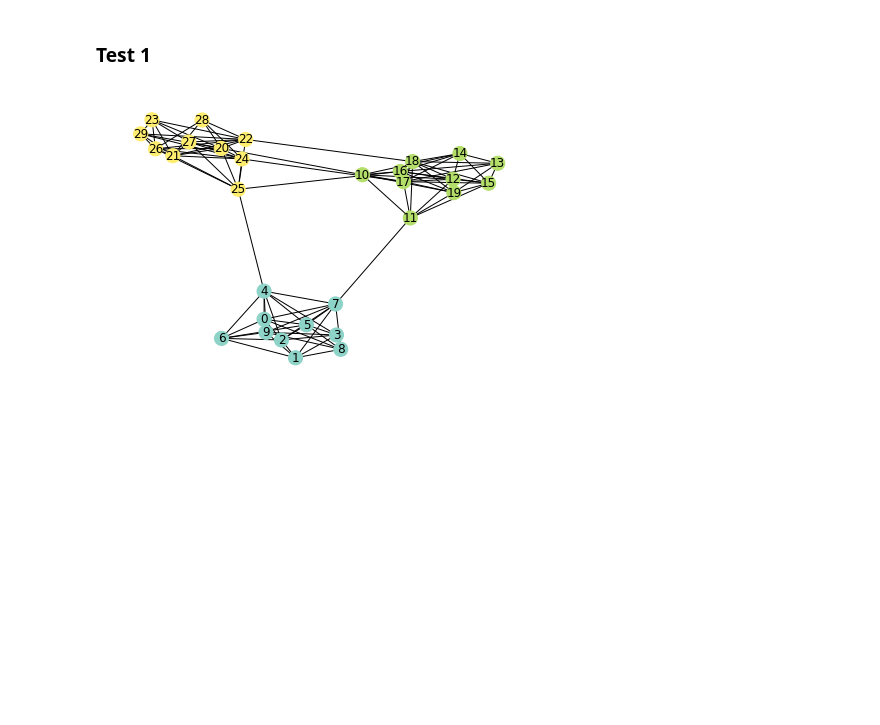
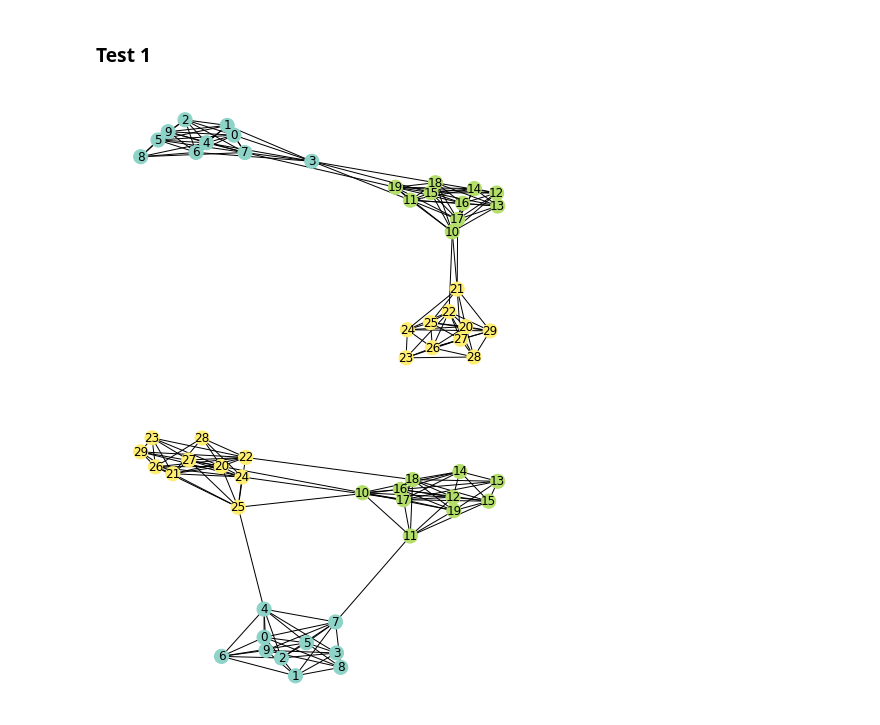
Before and after one commit to ARUMHC/Geometric-Properties-of-Graph-Visualization-Methods, a Jupyter notebook: code/FORMAL_clustering_notebook.ipynb, the cells around one changed output. Cells and saved outputs as stored; diff of their text form; code cells hidden in the pictures; blank space fills up the shorter version.

```diff
--- a/code/FORMAL_clustering_notebook.ipynb
+++ b/code/FORMAL_clustering_notebook.ipynb
@@ -28,6 +155,11 @@ from graph_generating_script import *
 # Testing
 # %% [markdown]
 ### Test 1
+# %%
+(G, true_labels) = generate_G([10,10,10], .8, .01)
+nx.draw(G, node_color=true_labels, cmap=plt.cm.Set3, with_labels=True, node_size=200)
+# %% [output]
+[figure, added]
 # %%
 (G, true_labels) = generate_G([10,10,10], .8, .01)
 nx.draw(G, node_color=true_labels, cmap=plt.cm.Set3, with_labels=True, node_size=200)
```
Also changed, not shown: parts of 11 cells of this notebook, 2 other files.
